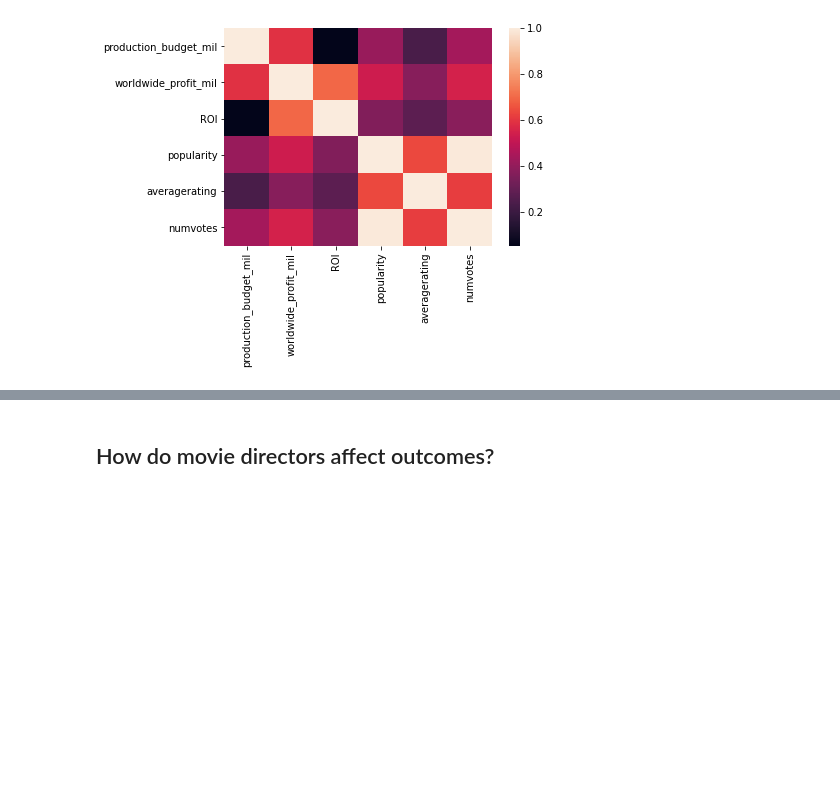
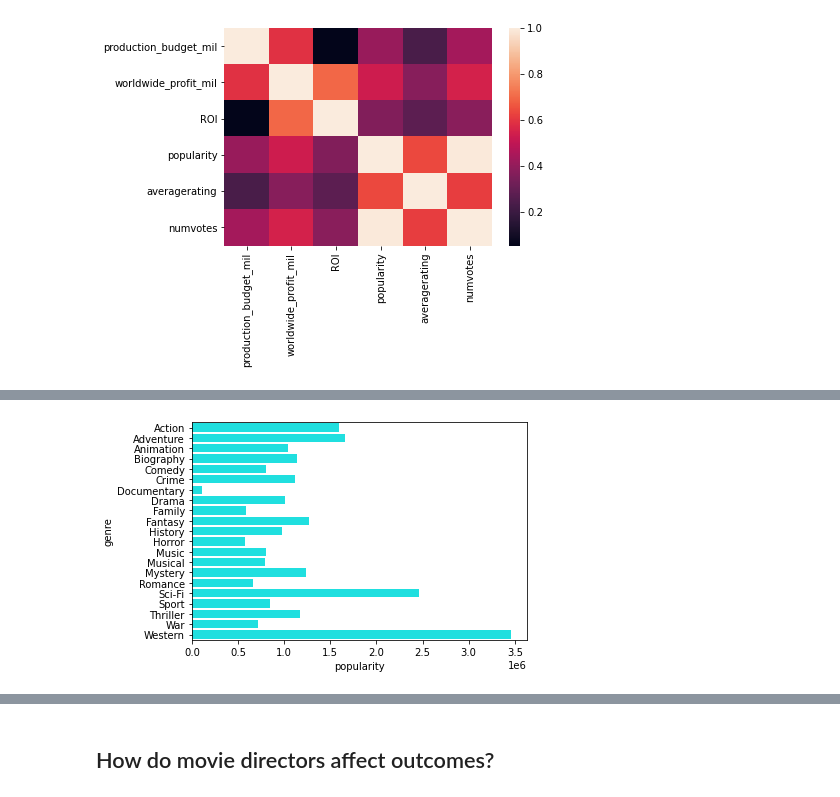
Before and after one commit to gcburgess/Xbox-to-Box-Office, a Jupyter notebook: greg-notebooks-folder/GREG_slightly_polished.ipynb, the cells around one changed output, grey strips where cells are left out. Cells and saved outputs as stored; diff of their text form; code cells hidden in the pictures; blank space fills up the shorter version.

```diff
--- a/greg-notebooks-folder/GREG_slightly_polished.ipynb
+++ b/greg-notebooks-folder/GREG_slightly_polished.ipynb
@@ -756,0 +838,6 @@ sns.heatmap(corr_budgets_ratings);
+# %%
+sns.barplot(y=competing_studio_budgets_ratings_by_genre_df.index,
+            x=competing_studio_budgets_ratings_by_genre_df['popularity'],
+            color = 'cyan');
+# %% [output]
+[figure, added]
```
Also changed, not shown: parts of 12 cells of this notebook.
